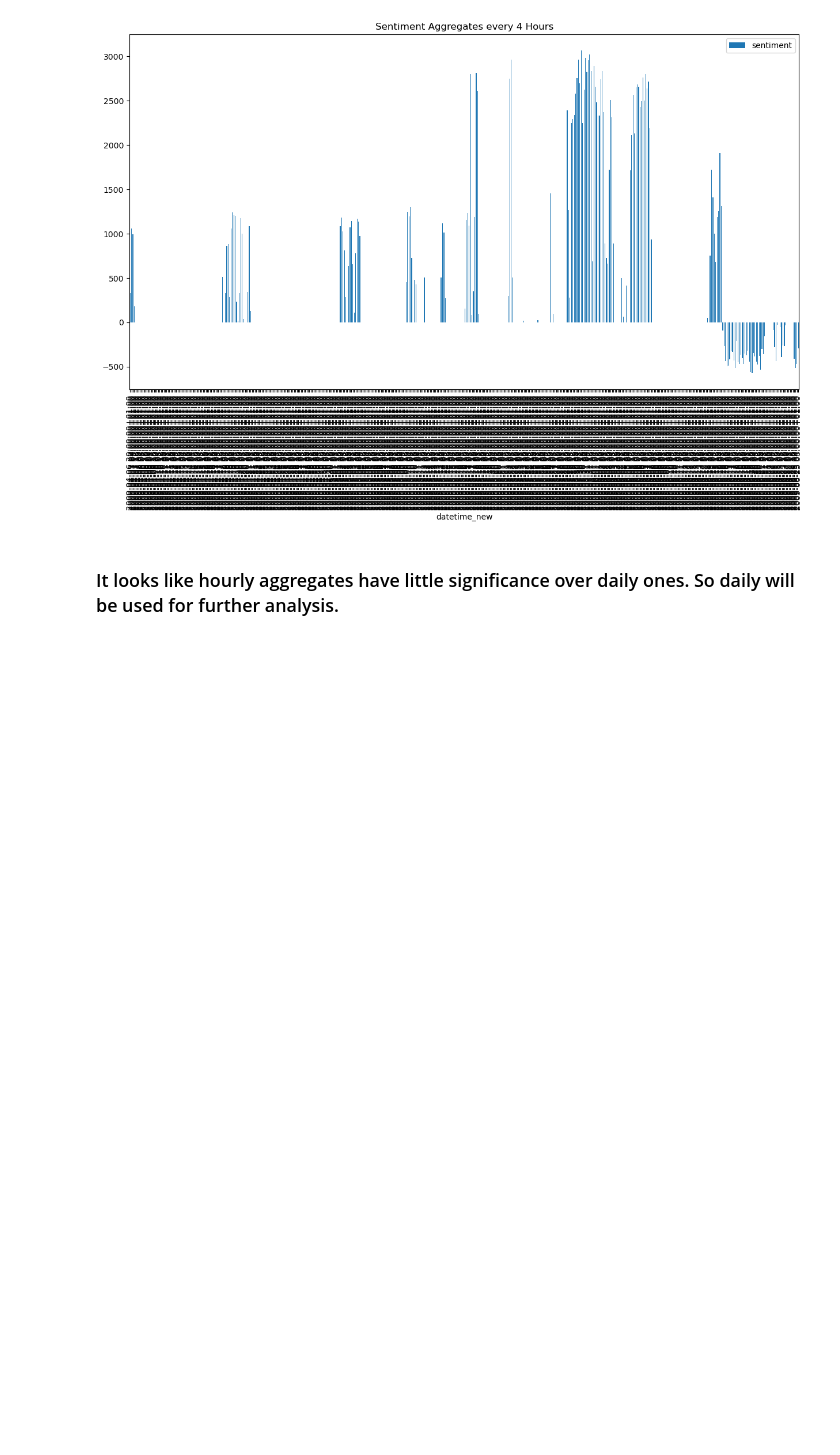
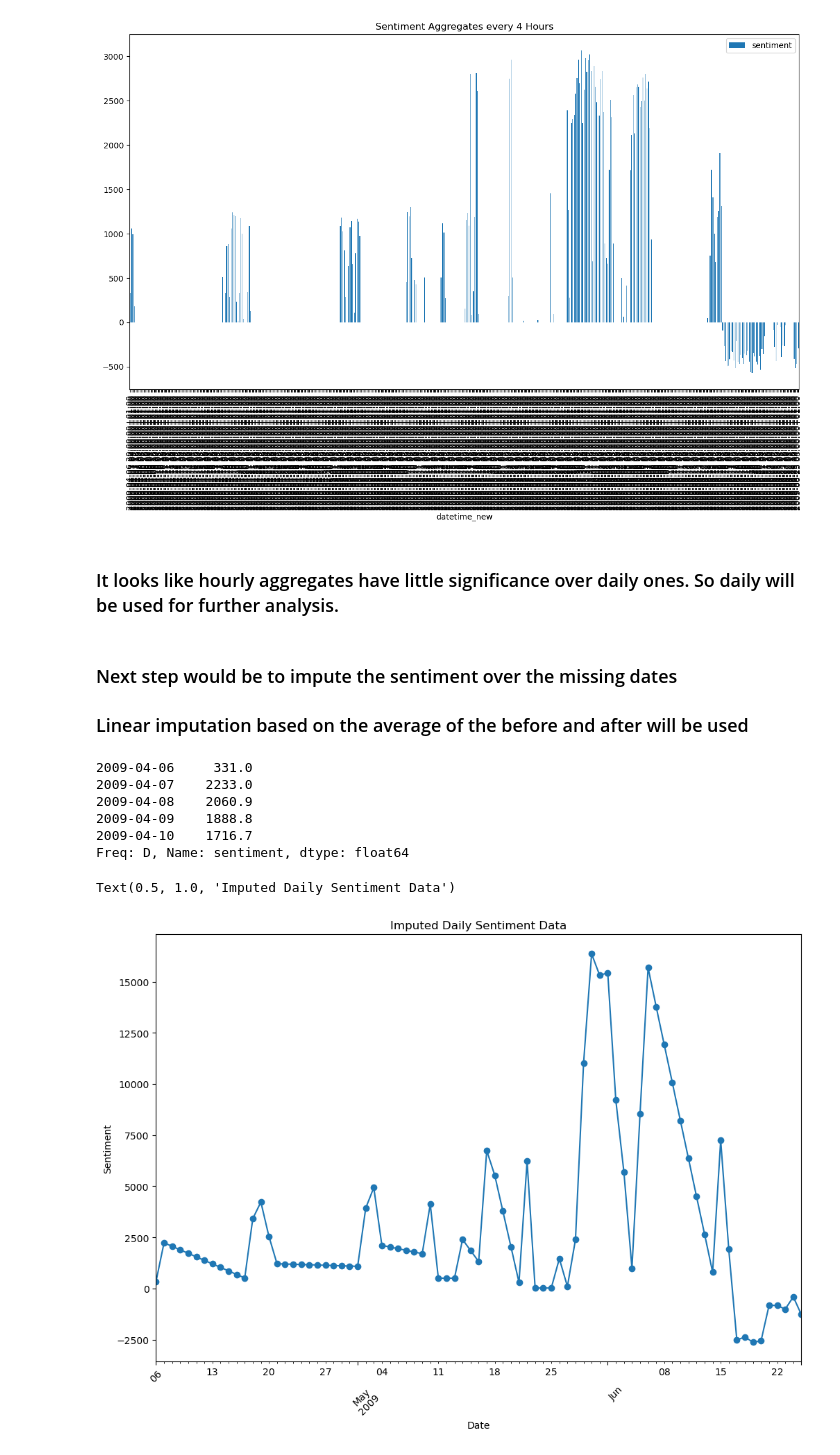
Before and after one commit to Sama4723/DA_CA2_Sems2, a Jupyter notebook: tweets_time_series_forecasting.ipynb, the cells around one changed output. Drawn from its saved outputs; the diff is of its cells as text; code cells hidden in the pictures; blank space fills up the shorter version.

```diff
--- a/tweets_time_series_forecasting.ipynb
+++ b/tweets_time_series_forecasting.ipynb
@@ -151,3 +151,25 @@ hourly_df.plot.bar(figsize = (15, 8),title='Sentiment Aggregates every 4 Hours',
 [figure]
 # %% [markdown]
 ### It looks like hourly aggregates have little significance over daily ones. So daily will be used for further analysis.
+# %% [markdown]
+### Next step would be to impute the sentiment over the missing dates
+### Linear imputation based on the average of the before and after will be used
+# %%
+imputed_series = daily_series.interpolate() # will fill in based on the linear average of the before and after
+imputed_series.head()
+# %% [output]
+2009-04-06     331.0
+2009-04-07    2233.0
+2009-04-08    2060.9
+2009-04-09    1888.8
+2009-04-10    1716.7
+Freq: D, Name: sentiment, dtype: float64
+# %%
+imputed_series.plot(marker='o', figsize = (12, 8))
+plt.ylabel('Sentiment')
+plt.xlabel('Date')
+plt.xticks(rotation=45)
+plt.title("Imputed Daily Sentiment Data")
+# %% [output]
+Text(0.5, 1.0, 'Imputed Daily Sentiment Data')
+[figure, added]
```
Also changed, not shown: parts of 45 cells of this notebook, 3 other files.
